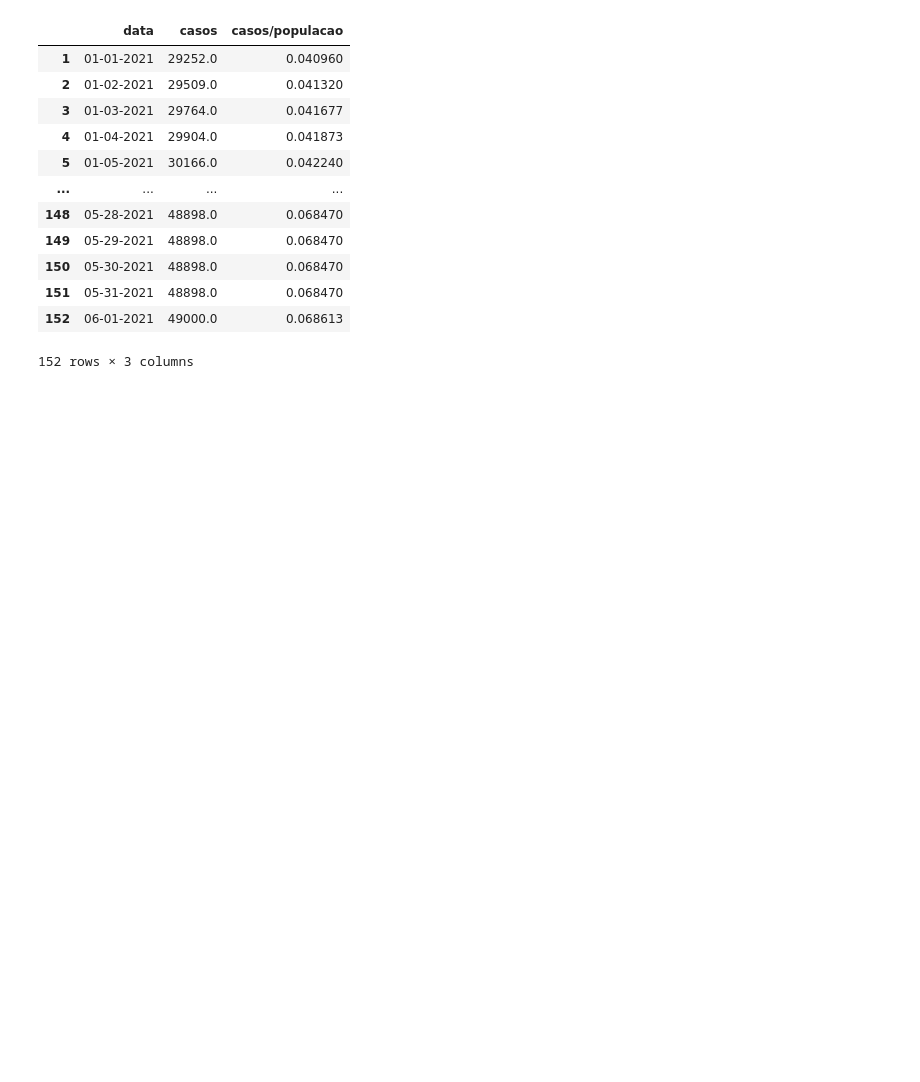
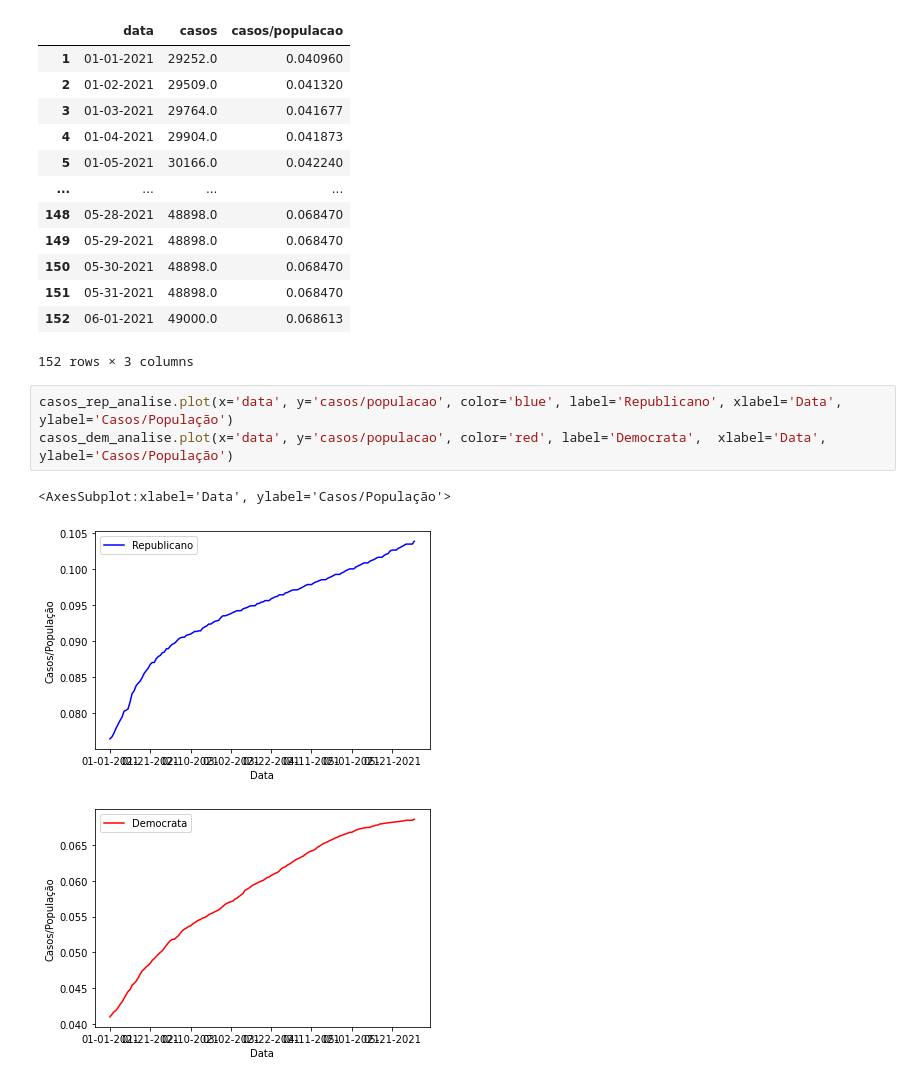
Before and after one commit to JoaoVictor-HM/TFG-Ciencia-de-Dados, a Jupyter notebook: dados_eua.ipynb, the cells around one changed output. Drawn from its saved outputs; the diff is of its cells as text; blank space fills up the shorter version.

```diff
--- a/dados_eua.ipynb
+++ b/dados_eua.ipynb
@@ -442,3 +442,10 @@ casos_dem_analise.head(160)
 | 151 | 05-31-2021 | 48898.0 | 0.068470 |
 | 152 | 06-01-2021 | 49000.0 | 0.068613 |
 152 rows × 3 columns
+# %%
+casos_rep_analise.plot(x='data', y='casos/populacao', color='blue', label='Republicano', xlabel='Data', ylabel='Casos/População')
+casos_dem_analise.plot(x='data', y='casos/populacao', color='red', label='Democrata',  xlabel='Data', ylabel='Casos/População')
+# %% [output]
+<AxesSubplot:xlabel='Data', ylabel='Casos/População'>
+[figure, added]
+[figure, added]
```
Also changed, not shown: parts of 5 cells of this notebook.
